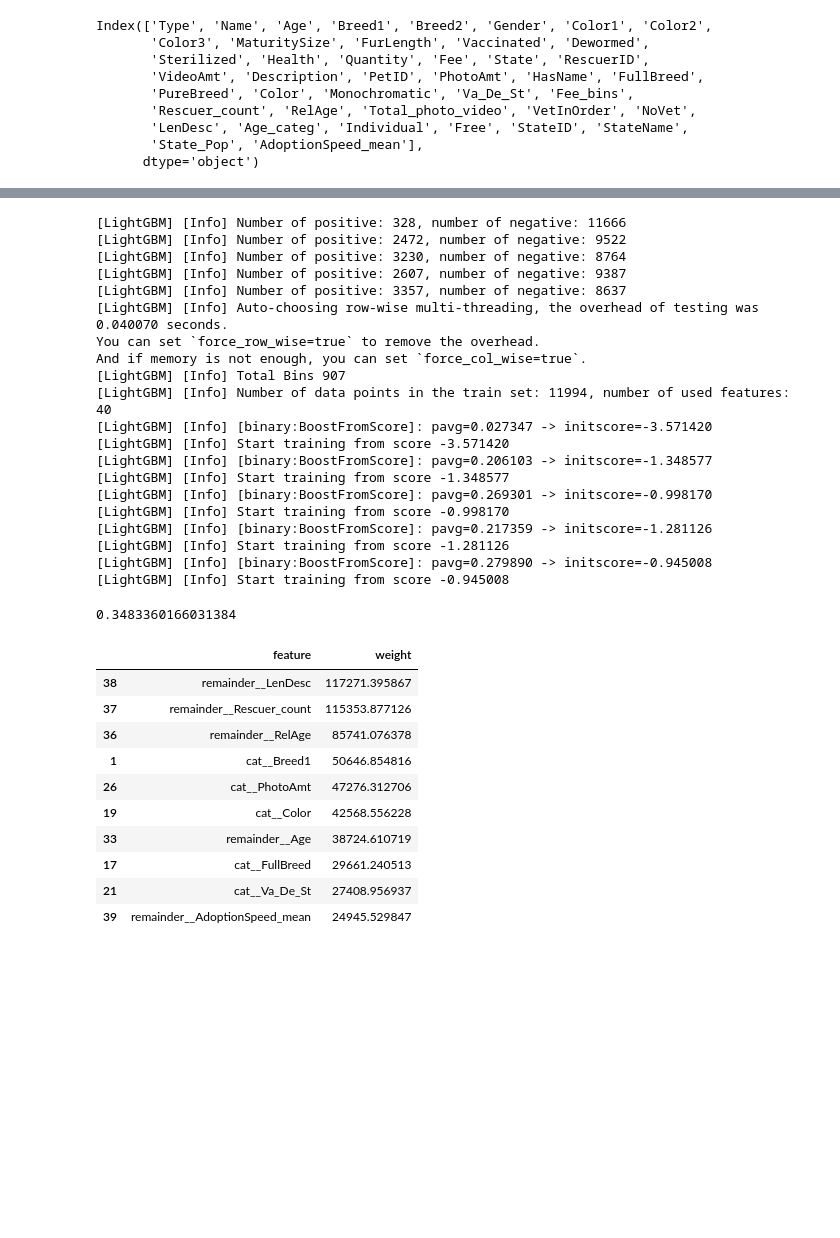
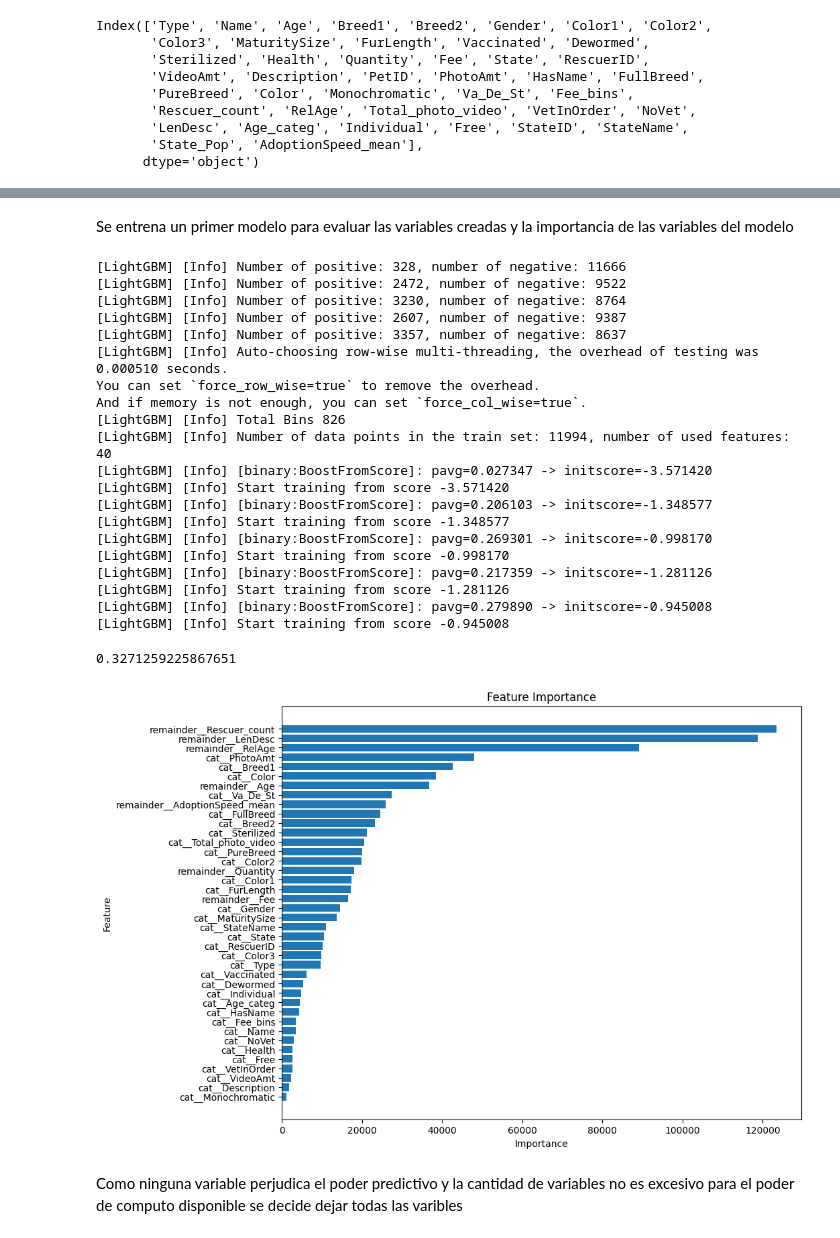
Before and after one commit to Gee1818/LaboII, a Jupyter notebook: srs/001_workflow_20240810.ipynb, the cells around one changed output, grey strips where cells are left out. Cells and saved outputs as stored; diff of their text form; code cells hidden in the pictures; blank space fills up the shorter version.

```diff
--- a/srs/001_workflow_20240810.ipynb
+++ b/srs/001_workflow_20240810.ipynb
@@ -297,11 +291,13 @@ X_val = X_val[char_feats + numeric_feats]
 # %%
 preprocessor = ColumnTransformer(
     transformers=[
-        ('cat', OrdinalEncoder(min_frequency= 30, handle_unknown= 'use_encoded_value', unknown_value= -1), char_feats)],
+        ('cat', OrdinalEncoder(min_frequency= 50, handle_unknown= 'use_encoded_value', unknown_value= -1), char_feats)],
         remainder= 'passthrough')
 # %%
 X_train = preprocessor.fit_transform(X_train)
 X_val = preprocessor.transform(X_val)
+# %% [markdown]
+Se entrena un primer modelo para evaluar las variables creadas y la importancia de las variables del modelo
 # %%
 #Entreno un modelo inicial sin modificar hiperparametros. Solamente especifico el numero de clases y el tipo de modelo como clasificacoión
 lgb_params = params = {
@@ -326,10 +322,10 @@ lgb_model = lgb.train(lgb_params,
 [LightGBM] [Info] Number of positive: 3230, number of negative: 8764
 [LightGBM] [Info] Number of positive: 2607, number of negative: 9387
 [LightGBM] [Info] Number of positive: 3357, number of negative: 8637
-[LightGBM] [Info] Auto-choosing row-wise multi-threading, the overhead of testing was 0.040070 seconds.
+[LightGBM] [Info] Auto-choosing row-wise multi-threading, the overhead of testing was 0.000510 seconds.
 You can set `force_row_wise=true` to remove the overhead.
 And if memory is not enough, you can set `force_col_wise=true`.
-[LightGBM] [Info] Total Bins 907
+[LightGBM] [Info] Total Bins 826
 [LightGBM] [Info] Number of data points in the train set: 11994, number of used features: 40
 [LightGBM] [Info] [binary:BoostFromScore]: pavg=0.027347 -> initscore=-3.571420
 [LightGBM] [Info] Start training from score -3.571420
@@ -347,19 +343,22 @@ y_pred = lgb_model.predict(X_val).argmax(axis=1)
 #Calculo el Kappa
 cohen_kappa_score(y_val,y_pred, weights = 'quadratic')
 # %% [output]
-0.3483360166031384
+0.3271259225867651
 # %%
 feature_importance = pd.DataFrame({'feature': preprocessor.get_feature_names_out(), 'weight': lgb_model.feature_importance(importance_type='gain')})
-feature_importance.sort_values('weight', ascending=False).head(10)
+
+# Sort feature importance
+feature_importance = feature_importance.sort_values('weight', ascending=False)
+
+# Plot feature importance
+plt.figure(figsize=(10, 8))
+plt.barh(feature_importance['feature'], feature_importance['weight'])
+plt.xlabel('Importance')
+plt.ylabel('Feature')
+plt.title('Feature Importance')
+plt.gca().invert_yaxis()
+plt.show()
 # %% [output]
-|  | feature | weight |
-| 38 | remainder__LenDesc | 117271.395867 |
-| 37 | remainder__Rescuer_count | 115353.877126 |
-| 36 | remainder__RelAge | 85741.076378 |
-| 1 | cat__Breed1 | 50646.854816 |
-| 26 | cat__PhotoAmt | 47276.312706 |
-| 19 | cat__Color | 42568.556228 |
-| 33 | remainder__Age | 38724.610719 |
-| 17 | cat__FullBreed | 29661.240513 |
-| 21 | cat__Va_De_St | 27408.956937 |
-| 39 | remainder__AdoptionSpeed_mean | 24945.529847 |
+[figure, added]
+# %% [markdown]
+Como ninguna variable perjudica el poder predictivo y la cantidad de variables no es excesivo para el poder de computo disponible se decide dejar todas las varibles
```
Also changed, not shown: parts of 37 cells of this notebook.
